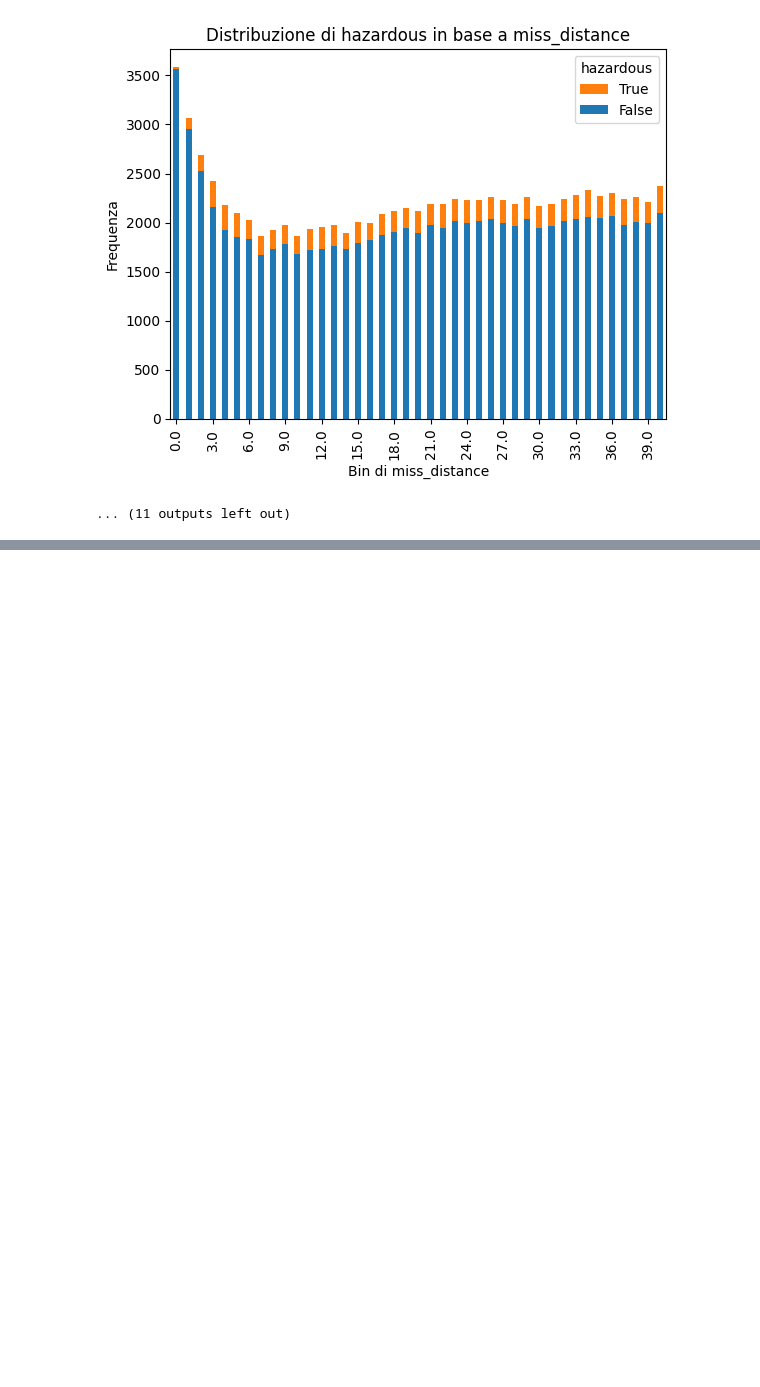
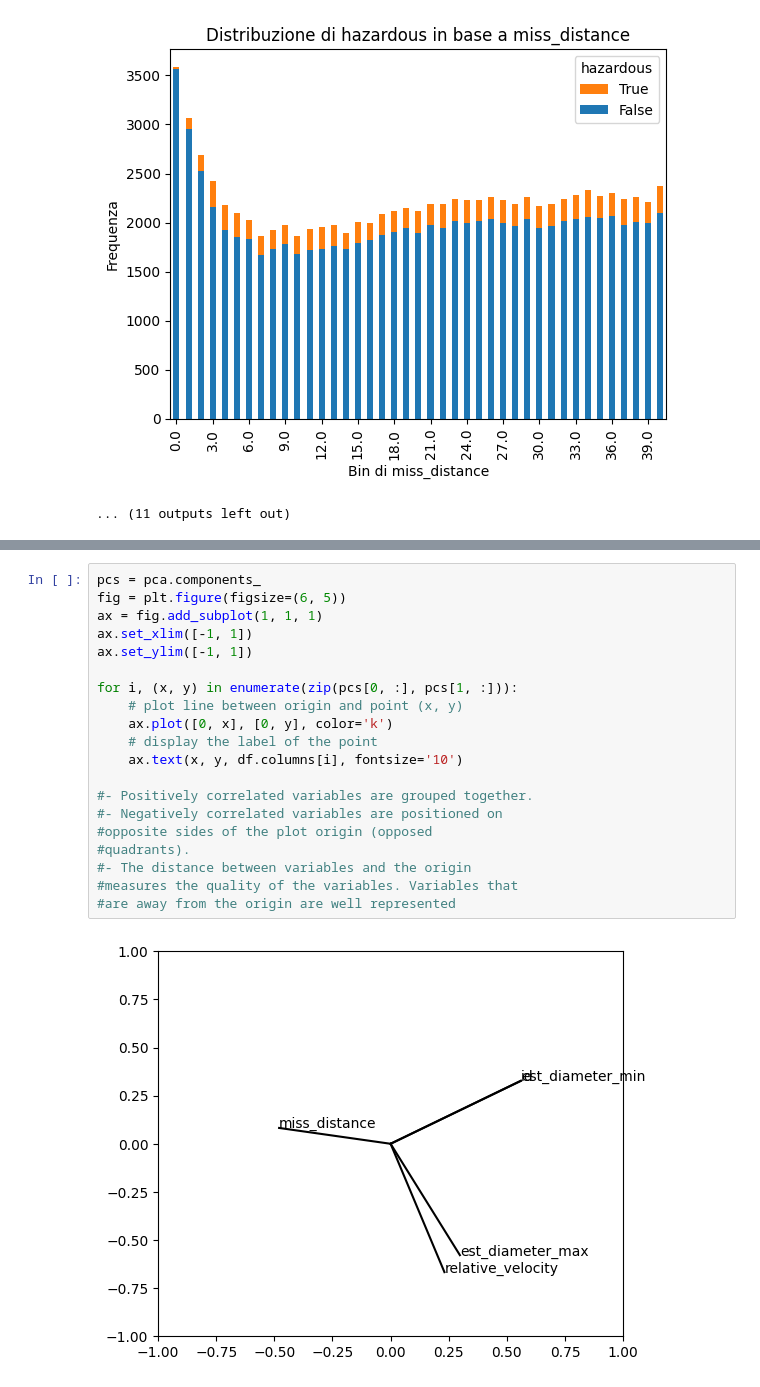
Before and after one commit to LolloMagicMagia/ML-Laboratory, a Jupyter notebook: Progetto.ipynb, the cells around one changed output, grey strips where cells are left out. Drawn from its saved outputs; the diff is of its cells as text; blank space fills up the shorter version.

```diff
--- a/Progetto.ipynb
+++ b/Progetto.ipynb
@@ -626,0 +748,22 @@ for x in range (0, length_var_list):
+# %%
+pcs = pca.components_
+fig = plt.figure(figsize=(6, 5))
+ax = fig.add_subplot(1, 1, 1)
+ax.set_xlim([-1, 1])
+ax.set_ylim([-1, 1])
+
+for i, (x, y) in enumerate(zip(pcs[0, :], pcs[1, :])):
+    # plot line between origin and point (x, y)
+    ax.plot([0, x], [0, y], color='k')
+    # display the label of the point
+    ax.text(x, y, df.columns[i], fontsize='10')
+
+#- Positively correlated variables are grouped together.
+#- Negatively correlated variables are positioned on
+#opposite sides of the plot origin (opposed
+#quadrants).
+#- The distance between variables and the origin
+#measures the quality of the variables. Variables that
+#are away from the origin are well represented
+# %% [output]
+[figure, added]
```
Also changed, not shown: parts of 12 cells of this notebook.
